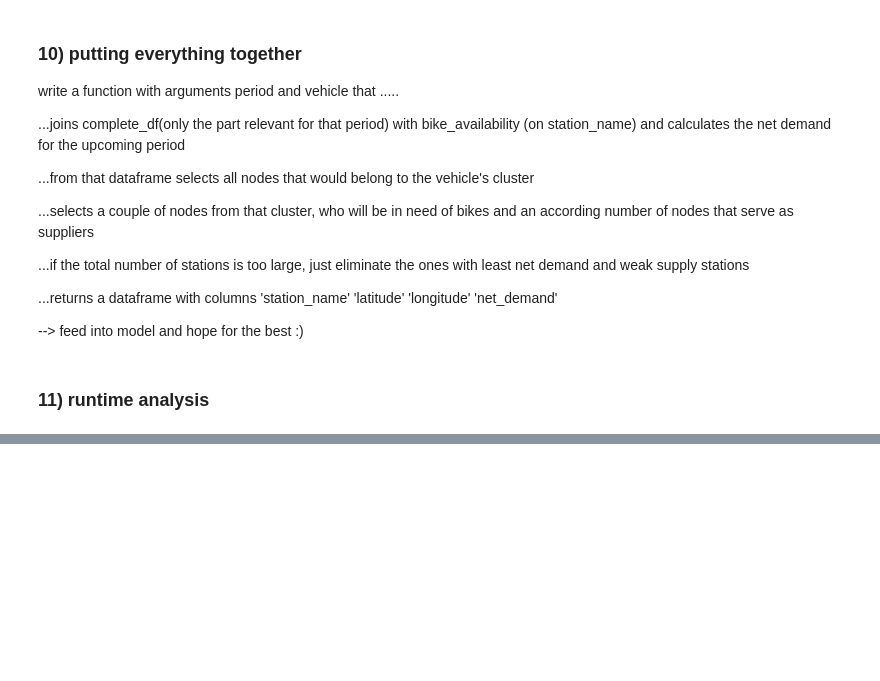
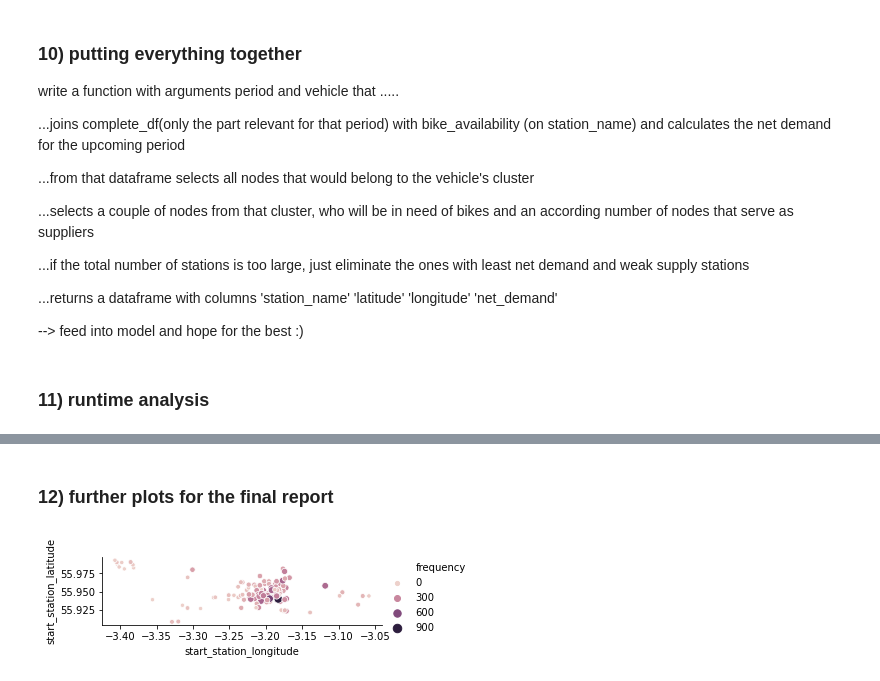
Before and after one commit to NikolasHe/MMCS_Project, a Jupyter notebook: notebook.ipynb, the cells around one changed output, grey strips where cells are left out. Saved outputs shown, nothing was run; the diff lists cells and outputs as text; code cells hidden in the pictures; blank space fills up the shorter version.

Commit message:
more fancy plots

```diff
--- a/notebook.ipynb
+++ b/notebook.ipynb
@@ -885,3 +885,32 @@ plt.show()
 # %% [output]
 [interactive output not drawn]
 [interactive output not drawn]
+# %% [markdown]
+### 12) further plots for the final report
+# %%
+import pandas as pd
+import matplotlib.pyplot as plt
+import seaborn as sns
+%matplotlib inline
+
+
+station_pivot = october_data.pivot_table(index='start_station_name',
+                               values=['start_station_latitude',
+                                        'start_station_longitude'],
+                               aggfunc={'start_station_name': pd.Series.value_counts,
+                                        'start_station_latitude': pd.Series.unique,
+                                        'start_station_longitude': pd.Series.unique})
+
+# Rename the 'start_station_name' column
+station_pivot.rename(columns={'start_station_name': 'frequency'}, inplace=True)
+station_pivot
+
+graph = sns.relplot(data=station_pivot,
+            kind='scatter',
+            x='start_station_longitude',
+            y='start_station_latitude',
+            hue='frequency',
+            size='frequency')
+graph.ax.set_aspect('equal')
+# %% [output]
+[figure, added]
```
Also changed, not shown: parts of 2 cells of this notebook.
